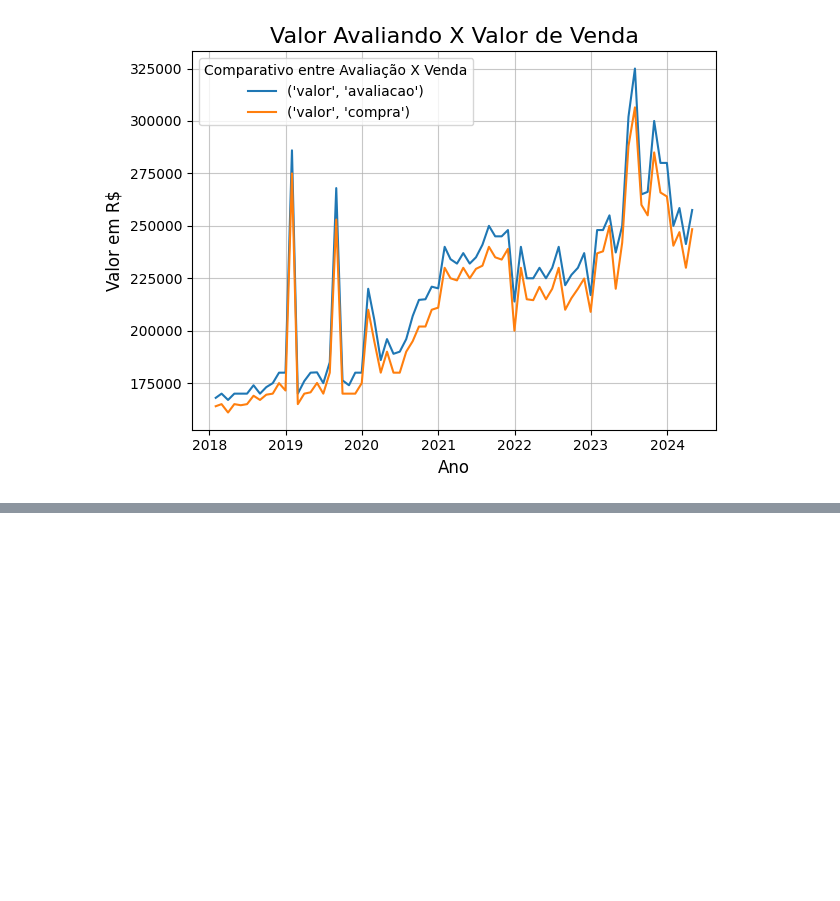
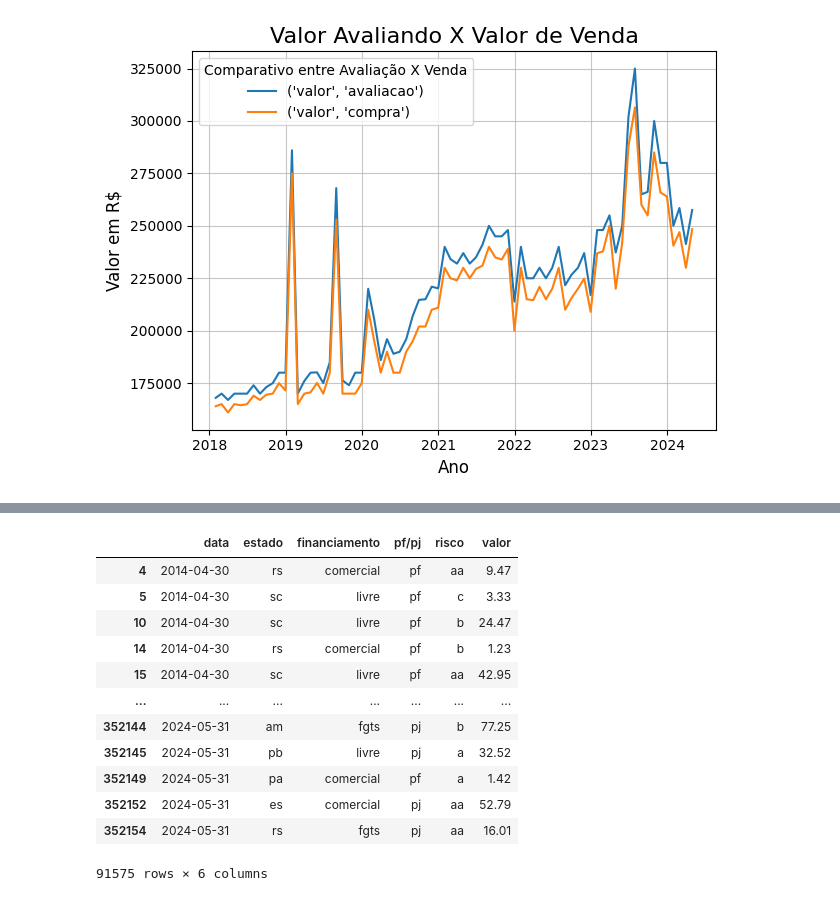
Before and after one commit to Dogix11/projeto_dados_imobiliarios, a Jupyter notebook: analise_imoveis.ipynb, the cells around one changed output, grey strips where cells are left out. Saved outputs shown, nothing was run; the diff lists cells and outputs as text; code cells hidden in the pictures; blank space fills up the shorter version.

```diff
--- a/analise_imoveis.ipynb
+++ b/analise_imoveis.ipynb
@@ -308,0 +437,4 @@ TypeError: unhashable type: 'Series'
+# %%
+filtro_risco_dm_he[['pf/pj', 'financiamento', 'risco']] = risco_split[[4, 5, 6]]
+filtro_risco_dm_he= filtro_risco_dm_he[['data', 'estado', 'financiamento', 'pf/pj', 'risco', 'valor']]
+filtro_risco_dm_he.head(10)
@@ -308,0 +468,18 @@ TypeError: unhashable type: 'Series'
+# %%
+filtro_risco_dm_he=filtro_risco_dm_he[filtro_risco_dm_he['risco']!='br']
+# %%
+filtro_risco_dm_he
+# %% [output]
+|  | data | estado | financiamento | pf/pj | risco | valor |
+| 4 | 2014-04-30 | rs | comercial | pf | aa | 9.47 |
+| 5 | 2014-04-30 | sc | livre | pf | c | 3.33 |
+| 10 | 2014-04-30 | sc | livre | pf | b | 24.47 |
+| 14 | 2014-04-30 | rs | comercial | pf | b | 1.23 |
+| 15 | 2014-04-30 | sc | livre | pf | aa | 42.95 |
+| ... | ... | ... | ... | ... | ... | ... |
+| 352144 | 2024-05-31 | am | fgts | pj | b | 77.25 |
+| 352145 | 2024-05-31 | pb | livre | pj | a | 32.52 |
+| 352149 | 2024-05-31 | pa | comercial | pf | a | 1.42 |
+| 352152 | 2024-05-31 | es | comercial | pj | aa | 52.79 |
+| 352154 | 2024-05-31 | rs | fgts | pj | aa | 16.01 |
+91575 rows × 6 columns
```
Also changed, not shown: parts of 129 cells of this notebook, 5 other files.
